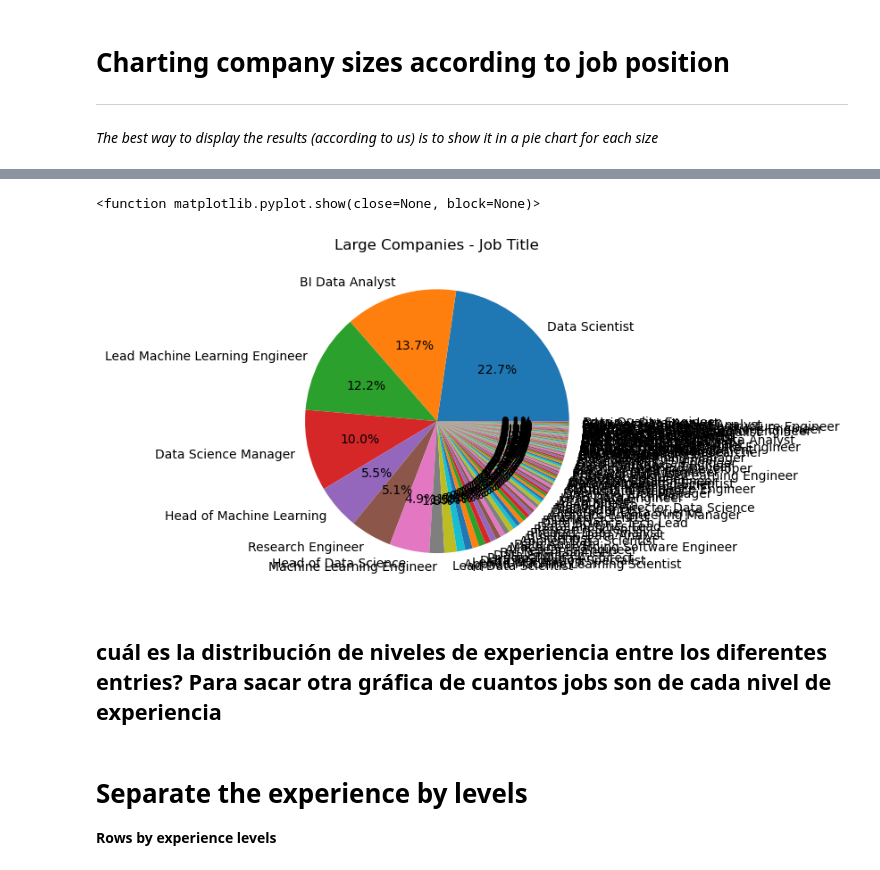
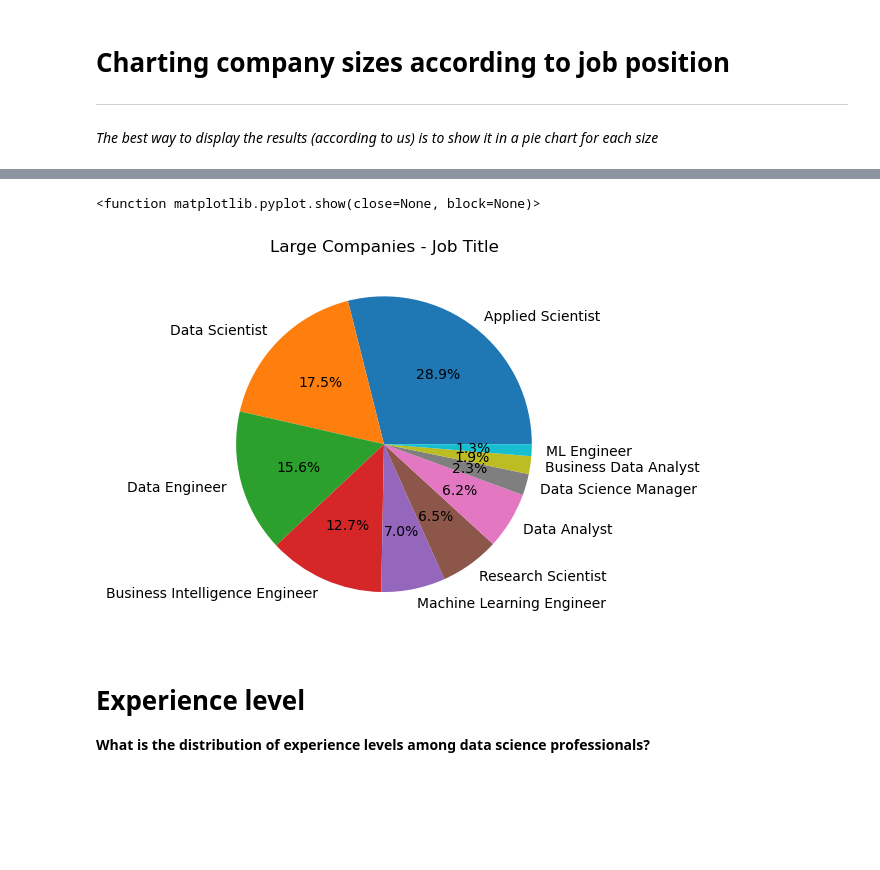
Before and after one commit to Starkilled1/Data-Salaries-2023-2024-analysis, a Jupyter notebook: Priscy.ipynb, the cells around one changed output, grey strips where cells are left out. Cells and saved outputs as stored; diff of their text form; code cells hidden in the pictures; blank space fills up the shorter version.

```diff
--- a/Priscy.ipynb
+++ b/Priscy.ipynb
@@ -159,17 +164,18 @@ plt.show
 # %%
 #Create a new variable to generate the graphs(Large)
 count_large_companies=largecompanydf.value_counts('job_title')
-large_job_titles=largecompanydf['job_title'].unique()
-plt.pie(count_large_companies,labels=large_job_titles,autopct='%1.1f%%')
+first_5_large =count_large_companies.head(10)
+#large_job_titles=largecompanydf['job_title'].unique()
+first_5_labels_large = first_5_large.index
+plt.pie(first_5_large,labels=first_5_labels_large,autopct='%1.1f%%')
 plt.title('Large Companies - Job Title')
+#plt.savefig('Figures/PriscyMD_Fig3_Large_JobTitle')
 plt.show
 # %% [output]
 <function matplotlib.pyplot.show(close=None, block=None)>
-[figure, old version]
+[figure, new version]
-# %% [markdown]
-## cuál es la distribución de niveles de experiencia entre los diferentes entries? Para sacar otra gráfica de cuantos jobs son de cada nivel de experiencia
-# %% [markdown]
-# Separate the experience by levels
-**Rows by experience levels**
+# %% [markdown]
+# Experience level
+**What is the distribution of experience levels among data science professionals?**
 # %%
 #Copy the original dataframe into a new variable
```
Also changed, not shown: parts of 17 cells of this notebook.
